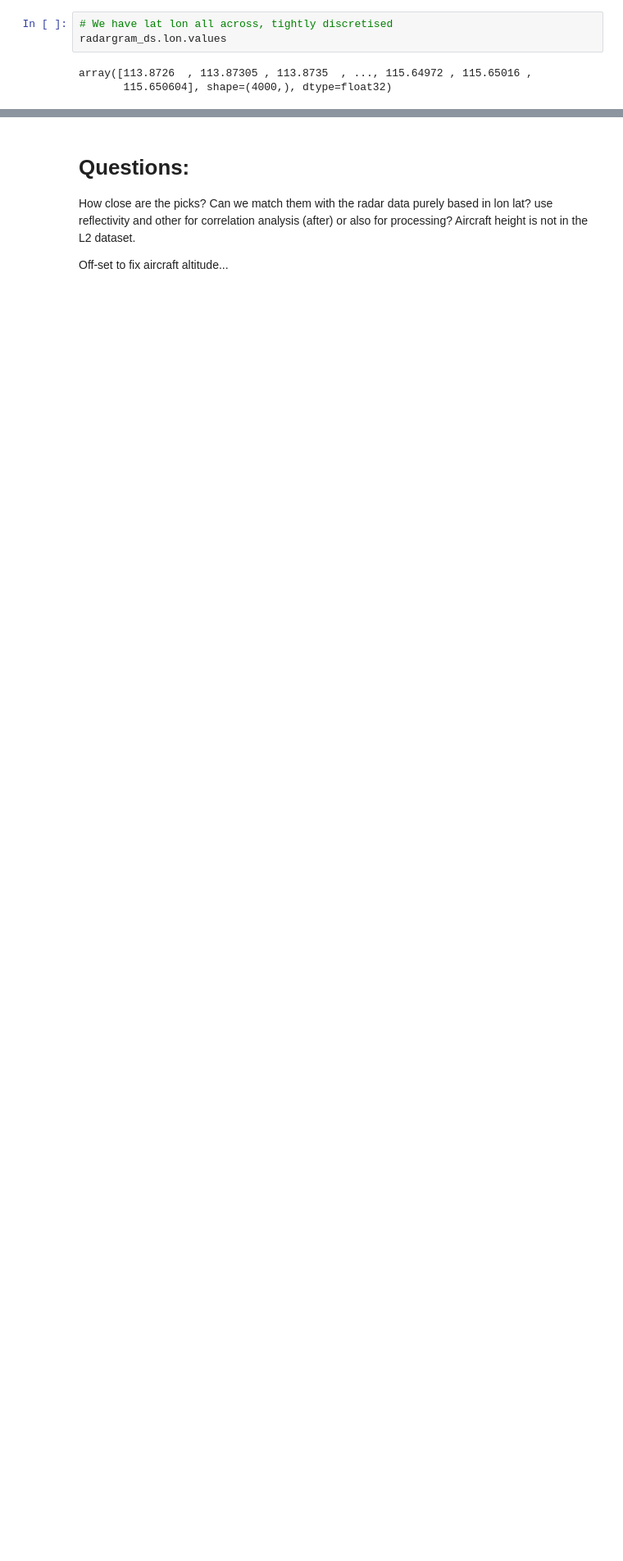
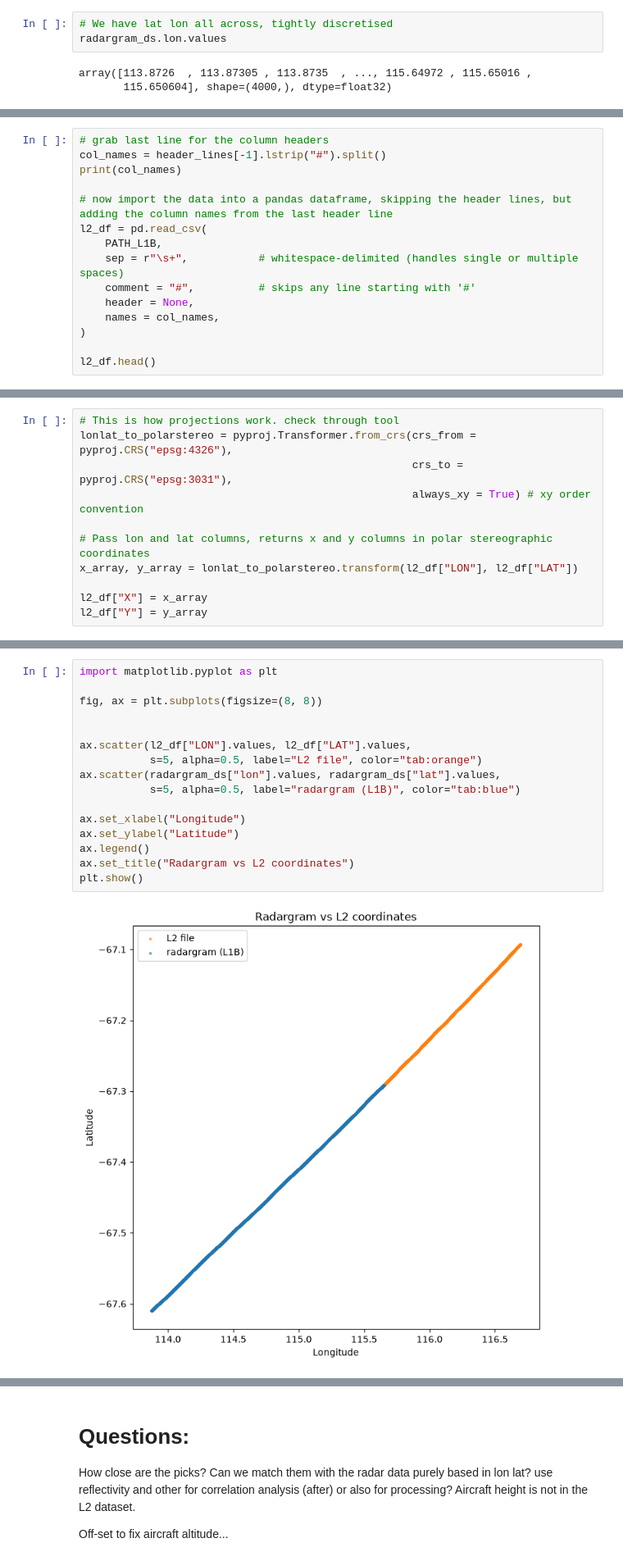
Before and after one commit to kimbente/RadarCLIP, a Jupyter notebook: preprocess_radargrams.ipynb, the cells around one changed output, grey strips where cells are left out. Shown at 82% size. Saved outputs shown, nothing was run; the diff lists cells and outputs as text; blank space fills up the shorter version.

```diff
--- a/preprocess_radargrams.ipynb
+++ b/preprocess_radargrams.ipynb
@@ -114,0 +132,15 @@ df.head()
+# %%
+# grab last line for the column headers
+col_names = header_lines[-1].lstrip("#").split()
+print(col_names)
+
+# now import the data into a pandas dataframe, skipping the header lines, but adding the column names from the last header line
+l2_df = pd.read_csv(
+    PATH_L1B,
+    sep = r"\s+",           # whitespace-delimited (handles single or multiple spaces)
+    comment = "#",          # skips any line starting with '#'
+    header = None,
+    names = col_names,
+)
+
+l2_df.head()
@@ -114,0 +185,11 @@ df.head()
+# %%
+# This is how projections work. check through tool
+lonlat_to_polarstereo = pyproj.Transformer.from_crs(crs_from = pyproj.CRS("epsg:4326"),
+                                                    crs_to = pyproj.CRS("epsg:3031"),
+                                                    always_xy = True) # xy order convention
+
+# Pass lon and lat columns, returns x and y columns in polar stereographic coordinates
+x_array, y_array = lonlat_to_polarstereo.transform(l2_df["LON"], l2_df["LAT"])
+
+l2_df["X"] = x_array
+l2_df["Y"] = y_array
@@ -114,0 +245,18 @@ df.head()
+# %%
+import matplotlib.pyplot as plt
+
+fig, ax = plt.subplots(figsize=(8, 8))
+
+
+ax.scatter(l2_df["LON"].values, l2_df["LAT"].values,
+           s=5, alpha=0.5, label="L2 file", color="tab:orange")
+ax.scatter(radargram_ds["lon"].values, radargram_ds["lat"].values,
+           s=5, alpha=0.5, label="radargram (L1B)", color="tab:blue")
+
+ax.set_xlabel("Longitude")
+ax.set_ylabel("Latitude")
+ax.legend()
+ax.set_title("Radargram vs L2 coordinates")
+plt.show()
+# %% [output]
+[figure, added]
```
Also changed, not shown: parts of 23 cells of this notebook, 1 other file.
